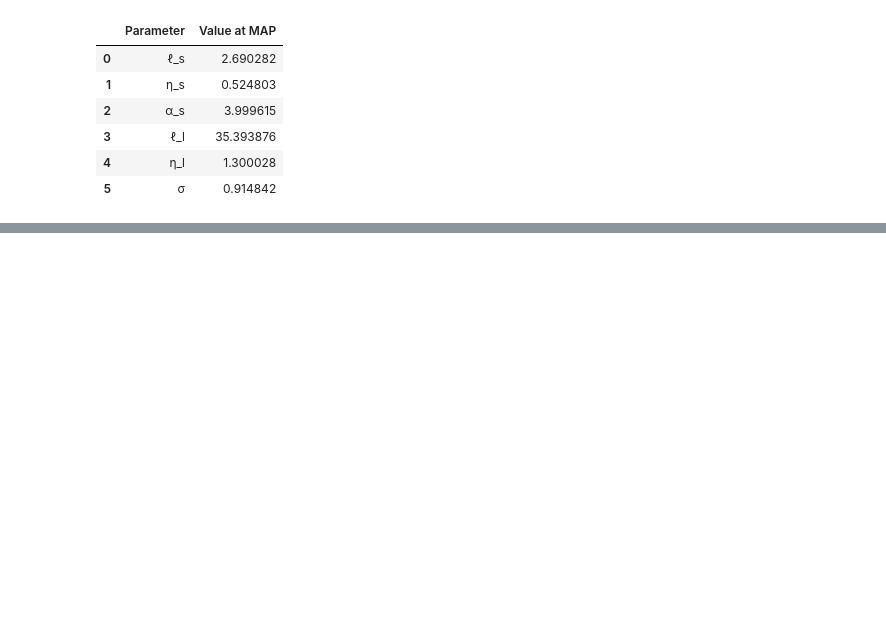
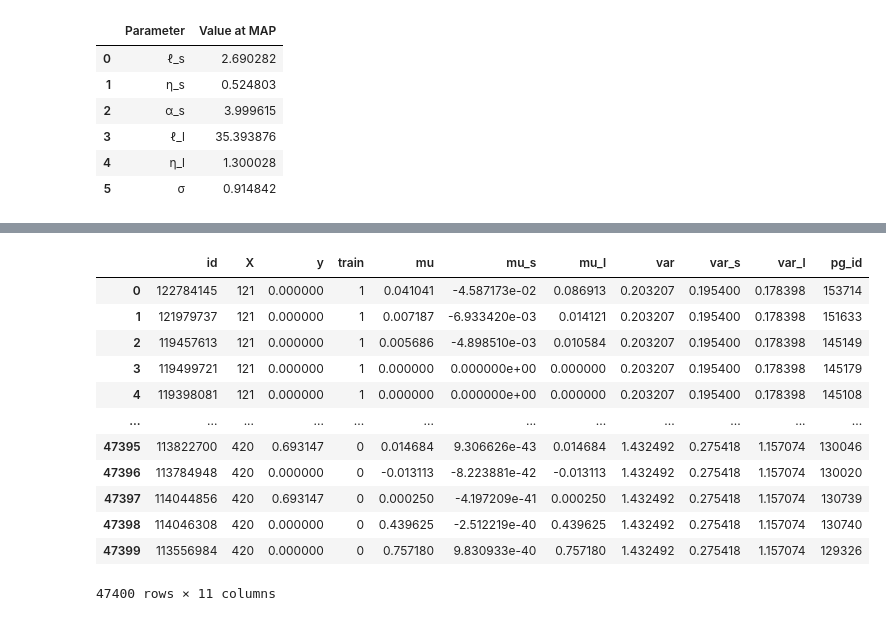
Before and after one commit to Polichinel/The_Currents_of_Conflict, a Jupyter notebook: temporal_two_trends_eksperiments.ipynb, the cells around one changed output, grey strips where cells are left out. Cells and saved outputs as stored; diff of their text form; code cells hidden in the pictures; blank space fills up the shorter version.

```diff
--- a/temporal_two_trends_eksperiments.ipynb
+++ b/temporal_two_trends_eksperiments.ipynb
@@ -166,0 +180,16 @@ mse_resutls_df
+# %%
+df_merged
+# %% [output]
+|  | id | X | y | train | mu | mu_s | mu_l | var | var_s | var_l | pg_id |
+| 0 | 122784145 | 121 | 0.000000 | 1 | 0.041041 | -4.587173e-02 | 0.086913 | 0.203207 | 0.195400 | 0.178398 | 153714 |
+| 1 | 121979737 | 121 | 0.000000 | 1 | 0.007187 | -6.933420e-03 | 0.014121 | 0.203207 | 0.195400 | 0.178398 | 151633 |
+| 2 | 119457613 | 121 | 0.000000 | 1 | 0.005686 | -4.898510e-03 | 0.010584 | 0.203207 | 0.195400 | 0.178398 | 145149 |
+| 3 | 119499721 | 121 | 0.000000 | 1 | 0.000000 | 0.000000e+00 | 0.000000 | 0.203207 | 0.195400 | 0.178398 | 145179 |
+| 4 | 119398081 | 121 | 0.000000 | 1 | 0.000000 | 0.000000e+00 | 0.000000 | 0.203207 | 0.195400 | 0.178398 | 145108 |
+| ... | ... | ... | ... | ... | ... | ... | ... | ... | ... | ... | ... |
+| 47395 | 113822700 | 420 | 0.693147 | 0 | 0.014684 | 9.306626e-43 | 0.014684 | 1.432492 | 0.275418 | 1.157074 | 130046 |
+| 47396 | 113784948 | 420 | 0.000000 | 0 | -0.013113 | -8.223881e-42 | -0.013113 | 1.432492 | 0.275418 | 1.157074 | 130020 |
+| 47397 | 114044856 | 420 | 0.693147 | 0 | 0.000250 | -4.197209e-41 | 0.000250 | 1.432492 | 0.275418 | 1.157074 | 130739 |
+| 47398 | 114046308 | 420 | 0.000000 | 0 | 0.439625 | -2.512219e-40 | 0.439625 | 1.432492 | 0.275418 | 1.157074 | 130740 |
+| 47399 | 113556984 | 420 | 0.000000 | 0 | 0.757180 | 9.830933e-40 | 0.757180 | 1.432492 | 0.275418 | 1.157074 | 129326 |
+47400 rows × 11 columns
```
Also changed, not shown: parts of 18 cells of this notebook, 1 other file.
